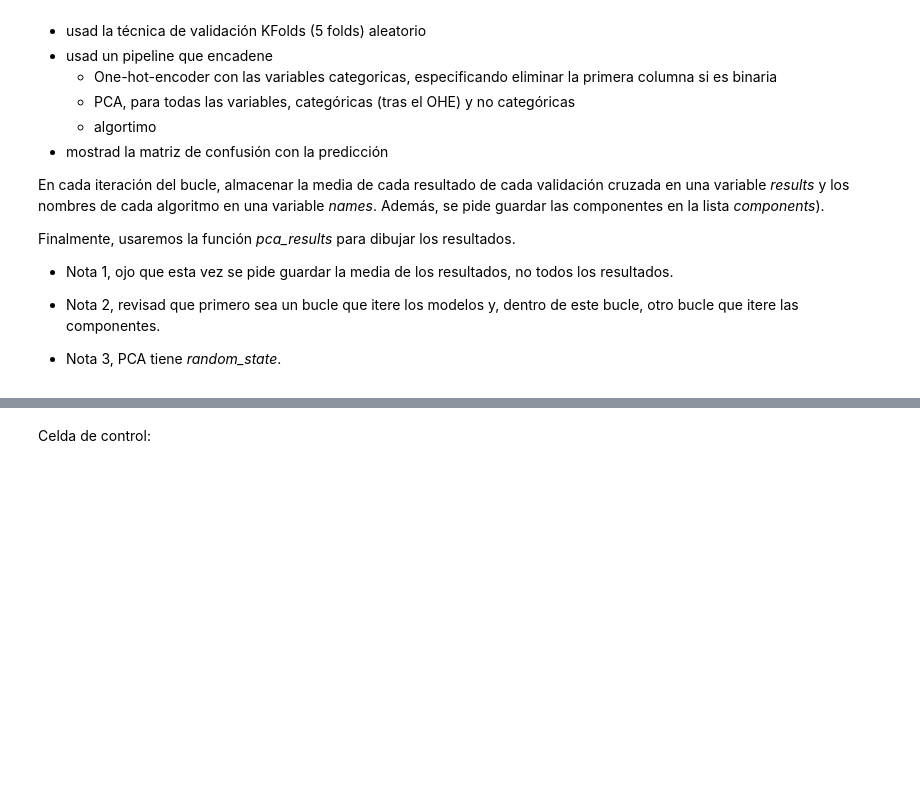
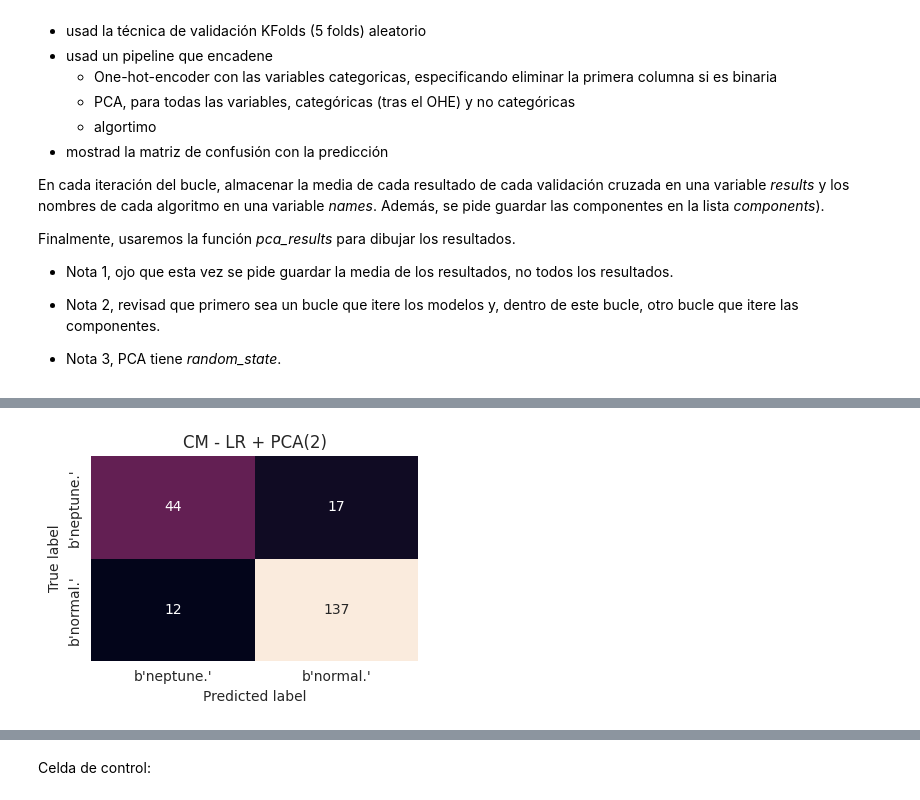
Before and after one commit to mehrerm/intro_deep_learning, a Jupyter notebook: MLParte2/ejercicio2.ipynb, the cells around one changed output, grey strips where cells are left out. Drawn from its saved outputs; the diff is of its cells as text; code cells hidden in the pictures; blank space fills up the shorter version.

```diff
--- a/MLParte2/ejercicio2.ipynb
+++ b/MLParte2/ejercicio2.ipynb
@@ -367,0 +354,83 @@ ValueError: At least one label specified must be in y_true
+# %%
+results = []
+names = []
+components = []
+
+
+### BEGIN SOLUTION
+
+
+
+y = df['labels'].apply(lambda v: v.decode() if isinstance(v, (bytes, bytearray)) else str(v))
+
+
+X_full = df.drop(columns=['labels'])
+
+# Columnas numéricas y categóricas
+num_cols = X_full.select_dtypes(include=[np.number]).columns.tolist()
+cat_cols = X_full.select_dtypes(exclude=[np.number]).columns.tolist()
+
+# Filtrar X
+X = X_full[cat_cols + num_cols]
+
+# KFold aleatorio
+cv = KFold(n_splits=5, shuffle=True, random_state=seed)
+
+# OneHotEncoder: PCA
+_base_ohe = OneHotEncoder(drop='if_binary', handle_unknown='ignore')
+params = _base_ohe.get_params()
+if 'sparse_output' in params:
+    ohe = OneHotEncoder(drop='if_binary', handle_unknown='ignore', sparse_output=False)
+else:
+    ohe = OneHotEncoder(drop='if_binary', handle_unknown='ignore', sparse=False)
+
+
+preprocess = ColumnTransformer(
+    transformers=[
+        ('ohe', ohe, cat_cols)
+    ],
+    remainder='passthrough'
+)
+
+
+uniq = list(pd.unique(y))
+neptune_lbl = next((lab for lab in uniq if 'neptune' in lab), None)
+normal_lbl  = next((lab for lab in uniq if 'normal' in lab), None)
+labels_order = [neptune_lbl, normal_lbl] if (neptune_lbl and normal_lbl) else uniq
+
+
+for name, model in models:
+    for n_comp in [2, 3, 4, 5]:
+
+        pipe = Pipeline(steps=[
+            ('preprocess', preprocess),
+            ('pca', PCA(n_components=n_comp, random_state=seed)),
+            ('model', model)
+        ])
+
+
+        scores = cross_val_score(pipe, X, y, cv=cv, scoring='accuracy')
+        results.append(scores.mean())
+        names.append(name)
+        components.append(n_comp)
+
+
+        y_pred = cross_val_predict(pipe, X, y, cv=cv)
+
+        cm = confusion_matrix(y, y_pred, labels=labels_order)
+
+        plt.figure(figsize=(4, 3))
+        sns.heatmap(cm, annot=True, fmt='d', cbar=False,
+                    xticklabels=labels_order, yticklabels=labels_order)
+        plt.title(f"CM - {name} + PCA({n_comp})")
+        plt.xlabel("Predicted label")
+        plt.ylabel("True label")
+        plt.tight_layout()
+        plt.show()
+
+### END SOLUTION
+
+
+pca_results(results, names, components)
+# %% [output]
+[figure, added]
```
Also changed, not shown: parts of 5 cells of this notebook.
